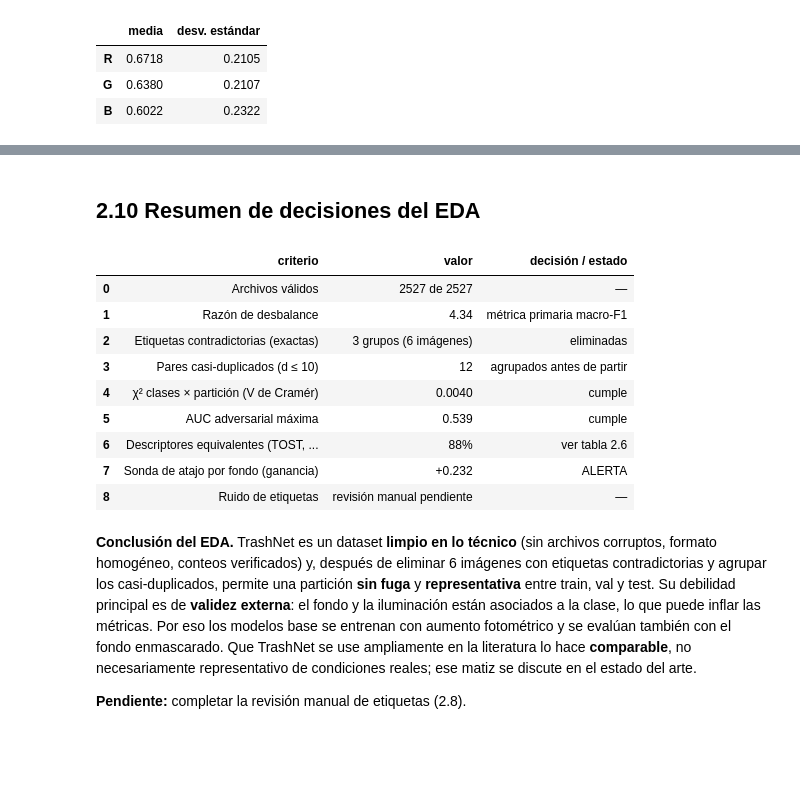
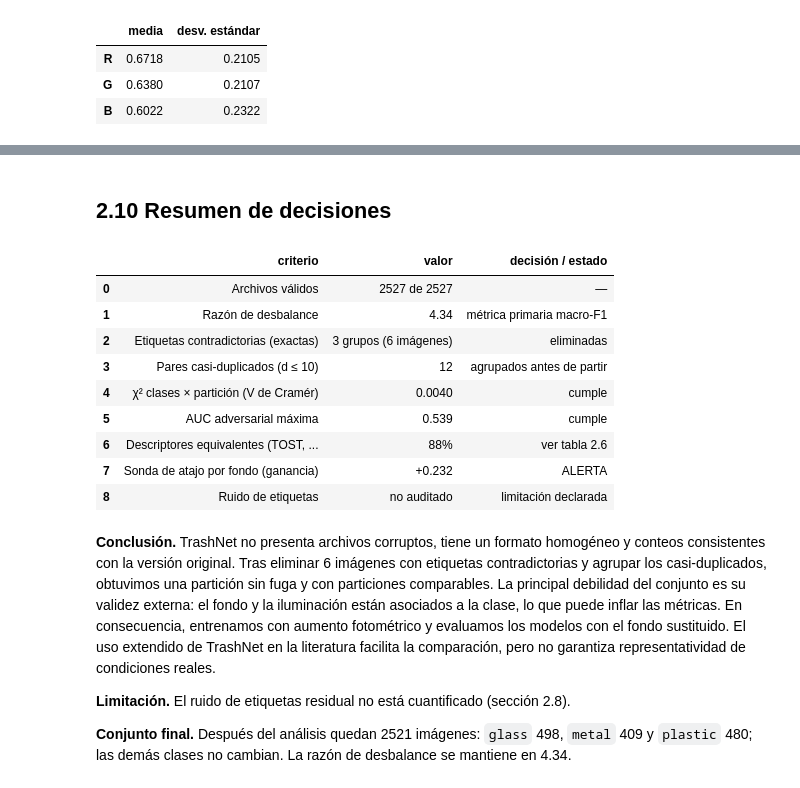
Before and after one commit to Anyita-12/deep-learning-colaborativo, a Jupyter notebook: docs/02_eda.ipynb, the cells around one changed output, grey strips where cells are left out. Cells and saved outputs as stored; diff of their text form; code cells hidden in the pictures; blank space fills up the shorter version.

Commit message:
Cambio de EDA y Estado del Arte

```diff
--- a/docs/02_eda.ipynb
+++ b/docs/02_eda.ipynb
@@ -722,35 +699,37 @@ Media por canal en train: R ≈ 0.672, G ≈ 0.638, B ≈ 0.602; desviación ≈
 # %% [markdown]
-## 2.10 Resumen de decisiones del EDA
+## 2.10 Resumen de decisiones
 # %%
 def sem(ok): return "cumple" if ok else "NO cumple"
 adv_max = float(adv["auc"].max())
 tost_ok = tost["equivalente"].mean()
 gain = probe_border["gain"]
 resumen = pd.DataFrame([
     ["Archivos válidos", f"{len(meta)} de {len(meta) + NBAD}", "—"],
     ["Razón de desbalance", f"{cb['imbalance_ratio']:.2f}", "métrica primaria macro-F1"],
     ["Etiquetas contradictorias (exactas)", f"{len(conflict_sha)} grupos ({int(drop.sum())} imágenes)", "eliminadas"],
     ["Pares casi-duplicados (d ≤ 10)", f"{len(pairs)}", "agrupados antes de partir"],
     ["χ² clases × partición (V de Cramér)", f"{chi['cramers_v']:.4f}", sem(chi['cramers_v'] < PRE['chi2_cramers_v_max'])],
     ["AUC adversarial máxima", f"{adv_max:.3f}", sem(adv_max < PRE['adversarial_auc_max'])],
     ["Descriptores equivalentes (TOST, Holm)", f"{tost_ok:.0%}", "ver tabla 2.6"],
     ["Sonda de atajo por fondo (ganancia)", f"{gain:+.3f}", "ALERTA" if gain > PRE['atajo_ganancia_alerta'] else "sin alerta"],
-    ["Ruido de etiquetas", "revisión manual pendiente" if not done.all() else "ver 2.8", "—"],
+    ["Ruido de etiquetas", "no auditado" if not done.all() else "ver 2.8", "limitación declarada"],
 ], columns=["criterio", "valor", "decisión / estado"])
 display(resumen)
 resumen.to_csv(OUT / "resumen_eda.csv", index=False)
 # %% [output]
 |  | criterio | valor | decisión / estado |
 | 0 | Archivos válidos | 2527 de 2527 | — |
 | 1 | Razón de desbalance | 4.34 | métrica primaria macro-F1 |
 | 2 | Etiquetas contradictorias (exactas) | 3 grupos (6 imágenes) | eliminadas |
 | 3 | Pares casi-duplicados (d ≤ 10) | 12 | agrupados antes de partir |
 | 4 | χ² clases × partición (V de Cramér) | 0.0040 | cumple |
 | 5 | AUC adversarial máxima | 0.539 | cumple |
 | 6 | Descriptores equivalentes (TOST, ... | 88% | ver tabla 2.6 |
 | 7 | Sonda de atajo por fondo (ganancia) | +0.232 | ALERTA |
-| 8 | Ruido de etiquetas | revisión manual pendiente | — |
+| 8 | Ruido de etiquetas | no auditado | limitación declarada |
 # %% [markdown]
-**Conclusión del EDA.** TrashNet es un dataset **limpio en lo técnico** (sin archivos corruptos, formato homogéneo, conteos verificados) y, después de eliminar 6 imágenes con etiquetas contradictorias y agrupar los casi-duplicados, permite una partición **sin fuga** y **representativa** entre train, val y test. Su debilidad principal es de **validez externa**: el fondo y la iluminación están asociados a la clase, lo que puede inflar las métricas. Por eso los modelos base se entrenan con aumento fotométrico y se evalúan también con el fondo enmascarado. Que TrashNet se use ampliamente en la literatura lo hace **comparable**, no necesariamente representativo de condiciones reales; ese matiz se discute en el estado del arte.
+**Conclusión.** TrashNet no presenta archivos corruptos, tiene un formato homogéneo y conteos consistentes con la versión original. Tras eliminar 6 imágenes con etiquetas contradictorias y agrupar los casi-duplicados, obtuvimos una partición sin fuga y con particiones comparables. La principal debilidad del conjunto es su validez externa: el fondo y la iluminación están asociados a la clase, lo que puede inflar las métricas. En consecuencia, entrenamos con aumento fotométrico y evaluamos los modelos con el fondo sustituido. El uso extendido de TrashNet en la literatura facilita la comparación, pero no garantiza representatividad de condiciones reales.
 
-**Pendiente:** completar la revisión manual de etiquetas (2.8).
+**Limitación.** El ruido de etiquetas residual no está cuantificado (sección 2.8).
+
+**Conjunto final.** Después del análisis quedan 2521 imágenes: `glass` 498, `metal` 409 y `plastic` 480; las demás clases no cambian. La razón de desbalance se mantiene en 4.34.
```
Also changed, not shown: parts of 28 cells of this notebook, 12 other files.
